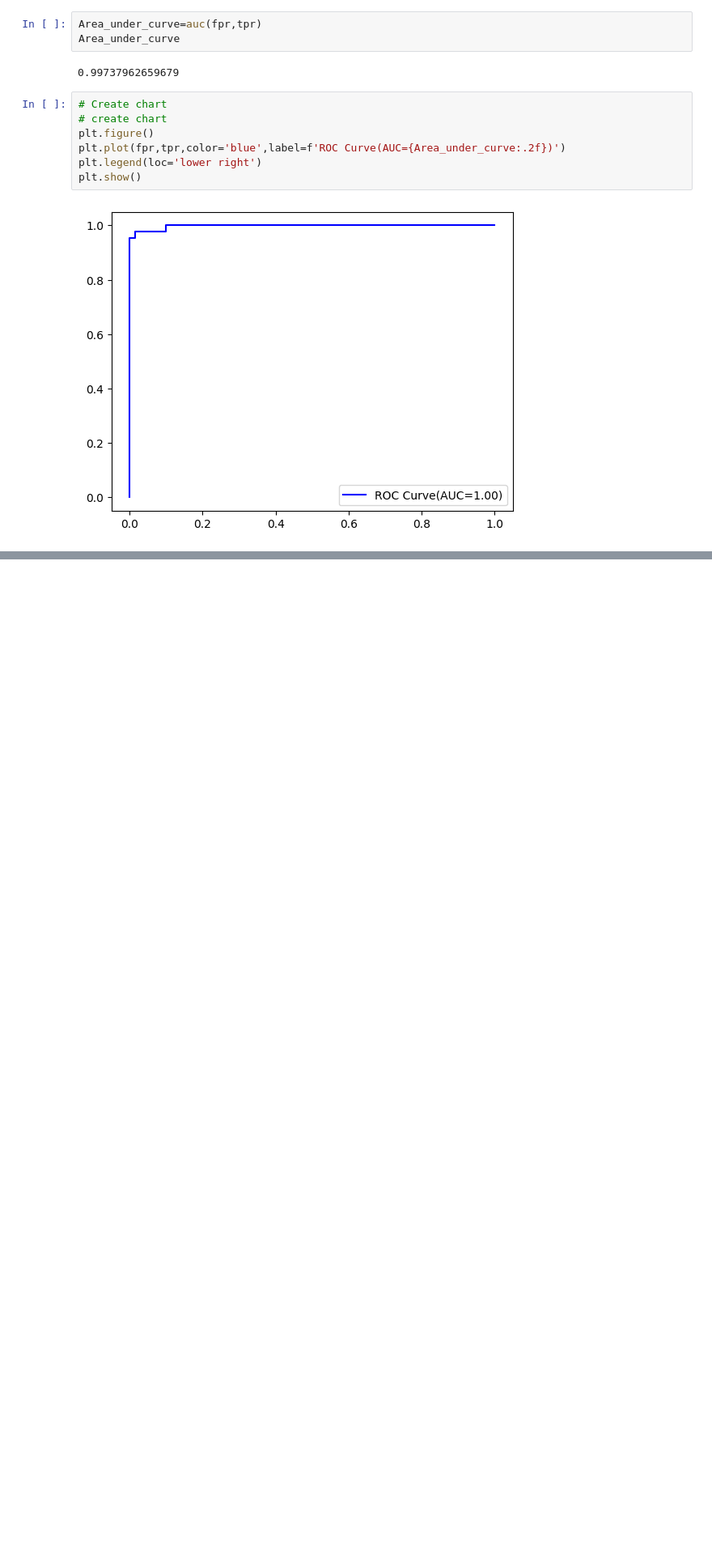
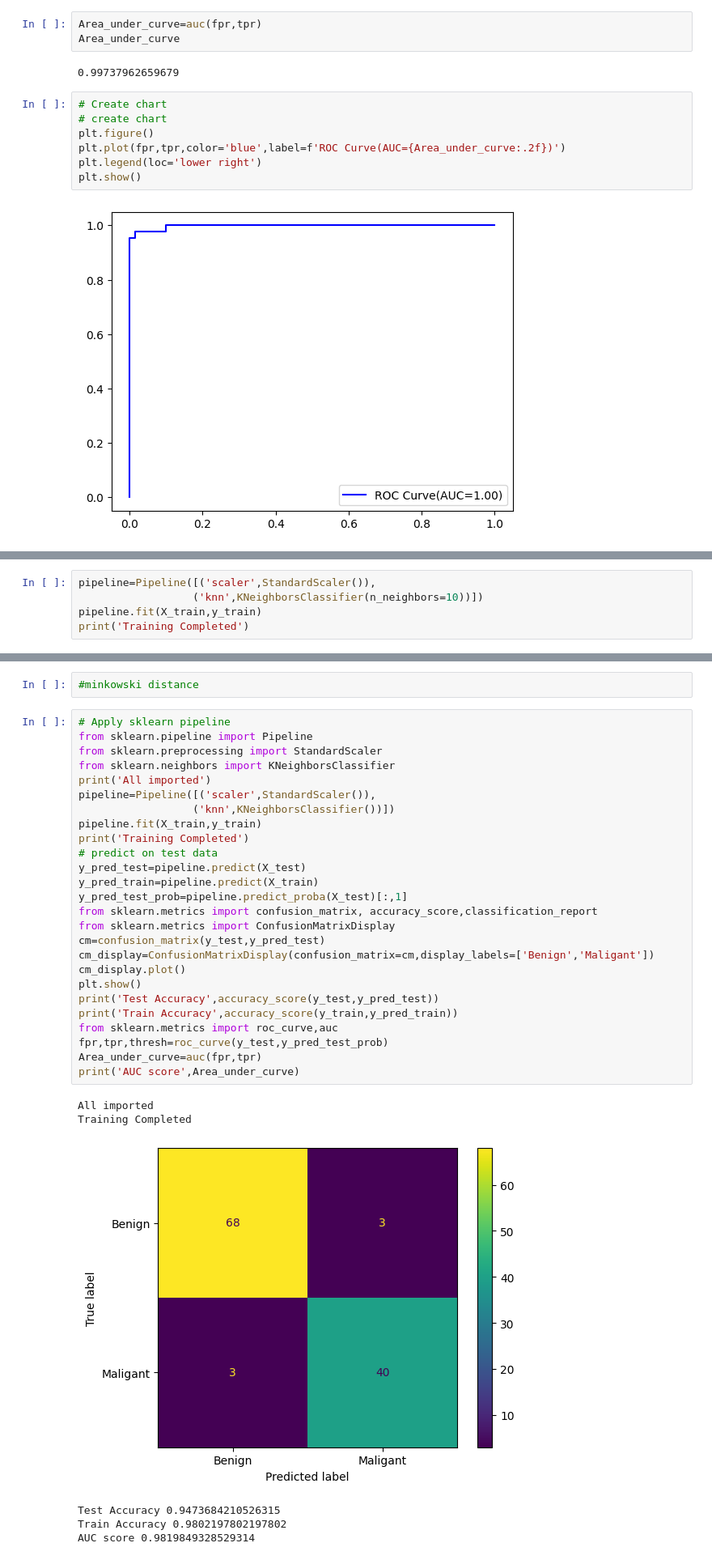
Before and after one commit to vijaykumarharakuni/mllearning, a Jupyter notebook: CancerPrediction.ipynb, the cells around one changed output, grey strips where cells are left out. Shown at 81% size. Saved outputs shown, nothing was run; the diff lists cells and outputs as text; blank space fills up the shorter version.

```diff
--- a/CancerPrediction.ipynb
+++ b/CancerPrediction.ipynb
@@ -313,0 +329,5 @@ plt.show()
+# %%
+pipeline=Pipeline([('scaler',StandardScaler()),
+                  ('knn',KNeighborsClassifier(n_neighbors=10))])
+pipeline.fit(X_train,y_train)
+print('Training Completed')
@@ -313,0 +366,35 @@ plt.show()
+# %%
+#minkowski distance
+# %%
+# Apply sklearn pipeline
+from sklearn.pipeline import Pipeline
+from sklearn.preprocessing import StandardScaler
+from sklearn.neighbors import KNeighborsClassifier
+print('All imported')
+pipeline=Pipeline([('scaler',StandardScaler()),
+                  ('knn',KNeighborsClassifier())])
+pipeline.fit(X_train,y_train)
+print('Training Completed')
+# predict on test data
+y_pred_test=pipeline.predict(X_test)
+y_pred_train=pipeline.predict(X_train)
+y_pred_test_prob=pipeline.predict_proba(X_test)[:,1]
+from sklearn.metrics import confusion_matrix, accuracy_score,classification_report
+from sklearn.metrics import ConfusionMatrixDisplay
+cm=confusion_matrix(y_test,y_pred_test)
+cm_display=ConfusionMatrixDisplay(confusion_matrix=cm,display_labels=['Benign','Maligant'])
+cm_display.plot()
+plt.show()
+print('Test Accuracy',accuracy_score(y_test,y_pred_test))
+print('Train Accuracy',accuracy_score(y_train,y_pred_train))
+from sklearn.metrics import roc_curve,auc
+fpr,tpr,thresh=roc_curve(y_test,y_pred_test_prob)
+Area_under_curve=auc(fpr,tpr)
+print('AUC score',Area_under_curve)
+# %% [output]
+All imported
+Training Completed
+[figure, added]
+Test Accuracy 0.9473684210526315
+Train Accuracy 0.9802197802197802
+AUC score 0.9819849328529314
```
Also changed, not shown: parts of 27 cells of this notebook.
